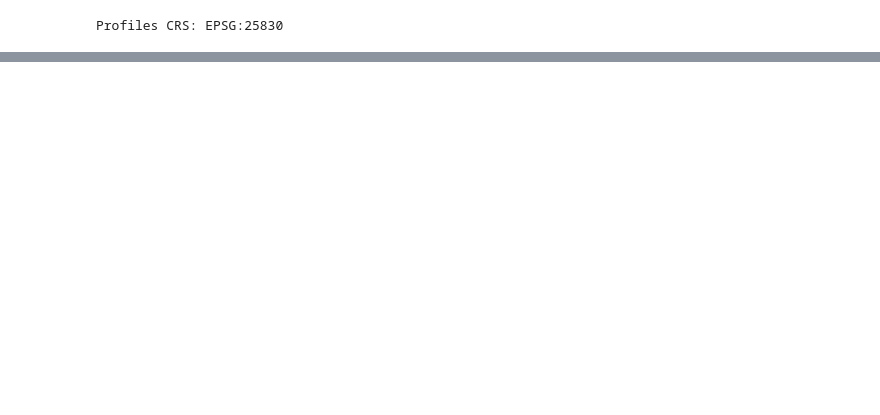
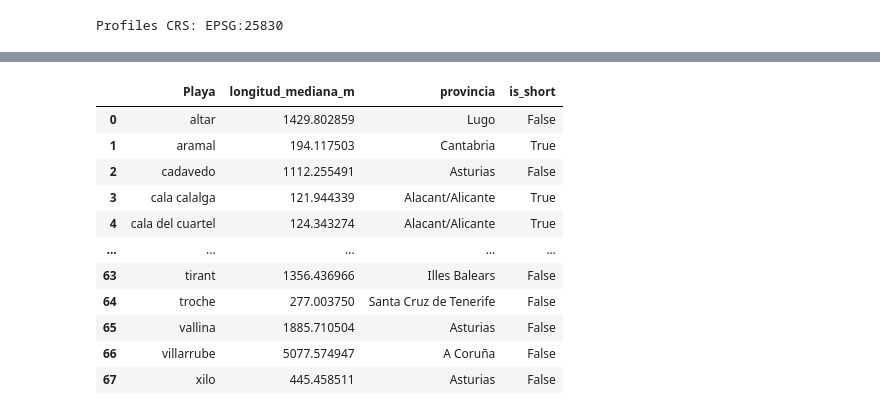
Before and after one commit to AlbertGallegoJimenez/macrotidal_coastal_rates, a Jupyter notebook: nb_process_profiles_and_calc_tasas.ipynb, the cells around one changed output, grey strips where cells are left out. Drawn from its saved outputs; the diff is of its cells as text; code cells hidden in the pictures; blank space fills up the shorter version.

```diff
--- a/nb_process_profiles_and_calc_tasas.ipynb
+++ b/nb_process_profiles_and_calc_tasas.ipynb
@@ -153,9 +247,9 @@ smoothed_data['is_filtered'] = 1
 # Join relevant attributes from smoothed_data to profiles_shoreline_intersections
 profiles_shoreline_intersections = (
     profiles_shoreline_intersections.merge(
-        smoothed_data[['ID_LineaCosta', 'profile_id', 'is_filtered', 'shoreline_position_m_smoothed']],
+        smoothed_data[['ID_LineaCosta', 'ID_Perfil', 'is_filtered', 'shoreline_position_m_smoothed']],
         how='left',
-        on=['ID_LineaCosta', 'profile_id']
+        on=['ID_LineaCosta', 'ID_Perfil']
         )
 )
 profiles_shoreline_intersections['is_filtered'] = (
@@ -181,0 +272,70 @@ tasas_resultados = (
+# %%
+# Identificar playas sin ninguna tasa calculable tras el filtrado.
+perfil_playa = profiles[["ID_Perfil", "Playa", "provincia"]].drop_duplicates(
+    subset=["ID_Perfil"], keep="first"
+)
+
+analisis_perfiles = perfil_playa.merge(
+    tasas_resultados[["ID_Perfil", "rate_theilsen_m_yr"]],
+    how="left",
+    on="ID_Perfil",
+    validate="one_to_one",
+)
+analisis_perfiles["tasa_calculable"] = analisis_perfiles["rate_theilsen_m_yr"].notna()
+playas_con_tasa = (
+    analisis_perfiles.loc[analisis_perfiles["tasa_calculable"], "Playa"]
+    .drop_duplicates()
+)
+playas_sin_tasa = (
+    analisis_perfiles.loc[
+        ~analisis_perfiles["Playa"].isin(playas_con_tasa),
+        ["Playa", "provincia"],
+    ]
+    .drop_duplicates(subset=["Playa"], keep="first")
+)
+
+# Calcular la longitud por relación espacial, no por coincidencia de nombres.
+# Cada ID_LineaCosta se asigna a la Playa autoritativa de los perfiles que intersecta.
+lineas_por_playa = (
+    profiles_shoreline_intersections[["ID_LineaCosta", "Playa"]]
+    .dropna(subset=["Playa"])
+    .drop_duplicates()
+)
+longitudes_lineas = (
+    shorelines[["ID_LineaCosta", "geometry"]]
+    .drop_duplicates(subset=["ID_LineaCosta"], keep="first")
+    .assign(longitud_linea_m=lambda df: df.geometry.length)
+    [["ID_LineaCosta", "longitud_linea_m"]]
+)
+longitud_mediana_playa = (
+    lineas_por_playa
+    .merge(
+        longitudes_lineas,
+        how="inner",
+        on="ID_LineaCosta",
+        validate="many_to_one",
+    )
+    .groupby("Playa", as_index=False)["longitud_linea_m"]
+    .median()
+    .rename(columns={"longitud_linea_m": "longitud_mediana_m"})
+)
+playas_sin_tasa = playas_sin_tasa.merge(
+    longitud_mediana_playa,
+    how="left",
+    on="Playa",
+    validate="many_to_one",
+)
+playas_sin_tasa = playas_sin_tasa[
+    ["Playa", "longitud_mediana_m", "provincia"]
+].sort_values("Playa").reset_index(drop=True)
+
+playas_sin_tasa['is_short'] = playas_sin_tasa['longitud_mediana_m'] < 200
+
+print(f"Número de playas sin tasa calculable: {len(playas_sin_tasa)}")
+display(playas_sin_tasa)
+
+print(f"Número de playas cortas sin tasa calculable: {playas_sin_tasa['is_short'].sum()}")
+
+# Exportación opcional:
+playas_sin_tasa.to_csv("playas_sin_tasa_min_year_1_summ_spr_fall.csv", index=False, encoding="utf-8-sig")
+# %% [output]
@@ -181,0 +343,12 @@ tasas_resultados = (
+|  | Playa | longitud_mediana_m | provincia | is_short |
+| 0 | altar | 1429.802859 | Lugo | False |
+| 1 | aramal | 194.117503 | Cantabria | True |
+| 2 | cadavedo | 1112.255491 | Asturias | False |
+| 3 | cala calalga | 121.944339 | Alacant/Alicante | True |
+| 4 | cala del cuartel | 124.343274 | Alacant/Alicante | True |
+| ... | ... | ... | ... | ... |
+| 63 | tirant | 1356.436966 | Illes Balears | False |
+| 64 | troche | 277.003750 | Santa Cruz de Tenerife | False |
+| 65 | vallina | 1885.710504 | Asturias | False |
+| 66 | villarrube | 5077.574947 | A Coruña | False |
+| 67 | xilo | 445.458511 | Asturias | False |
```
Also changed, not shown: parts of 13 cells of this notebook.
